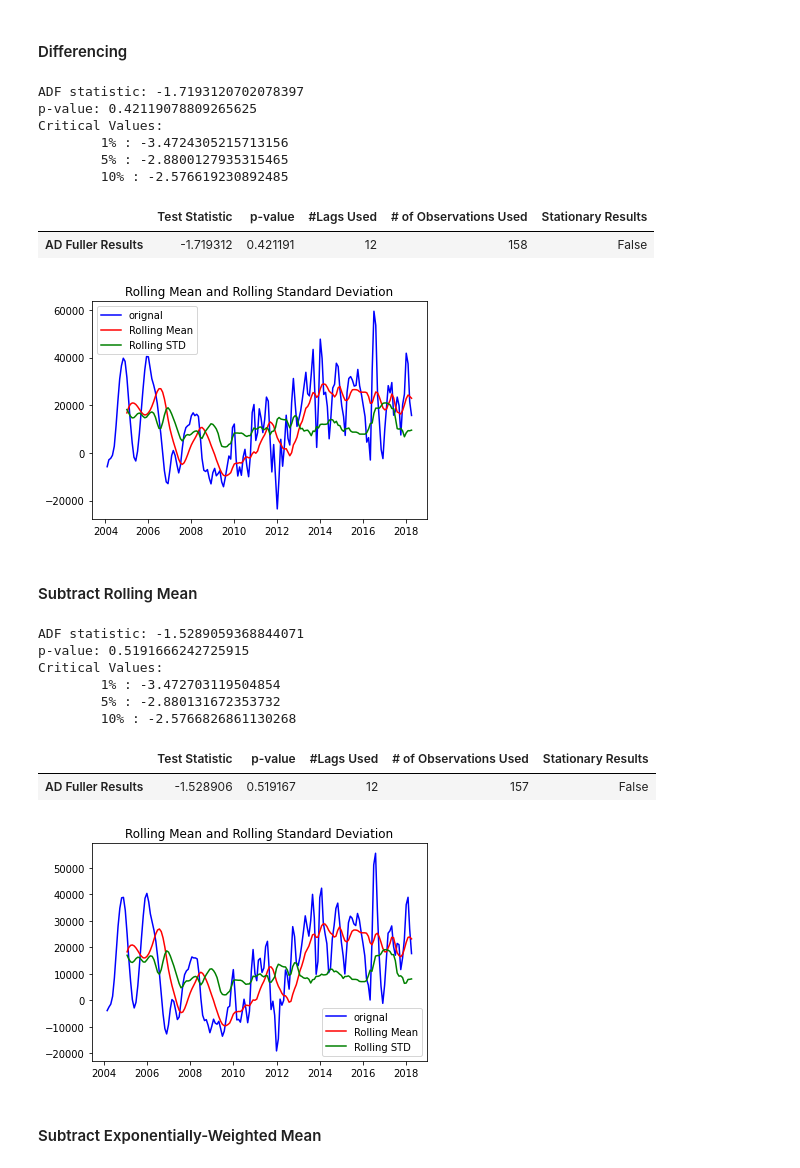
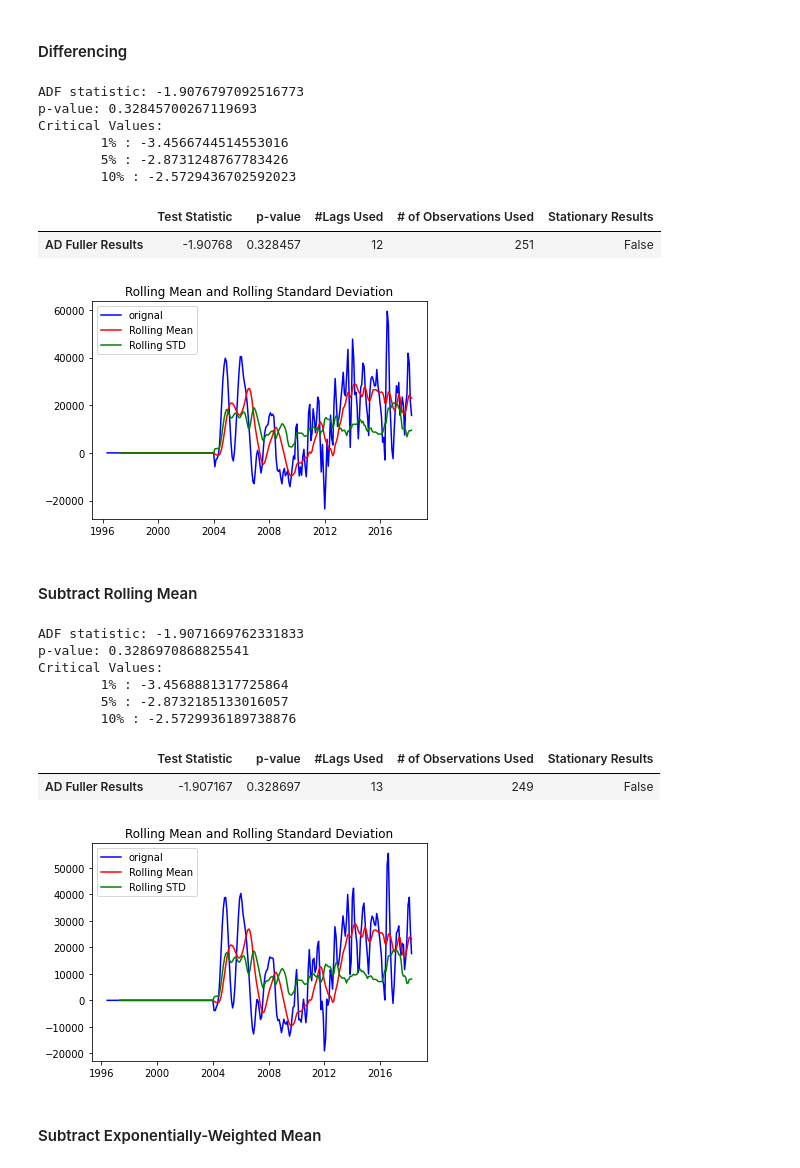
Before and after one commit to davidrtorres/Model-4-Brooklyn-Real-Estate-Investment, a Jupyter notebook: time-series/starter_notebook-Copy5.ipynb, the cells around one changed output. Drawn from its saved outputs; the diff is of its cells as text; code cells hidden in the pictures.

```diff
--- a/time-series/starter_notebook-Copy5.ipynb
+++ b/time-series/starter_notebook-Copy5.ipynb
@@ -215,0 +236,2 @@ DatetimeIndex(['1996-04-01', '1996-05-01', '1996-06-01', '1996-07-01',
+# %%
+zip_df.bfill(inplace=True)
@@ -567,37 +598,37 @@ Critical Values:
 #we achieved stationarity
 #eliminating day-to-day patterns
 """
-ts0 = brooklyn_zips[11238].diff().dropna()
+ts0 = zip_df[11238].diff().dropna()
 #ts0.plot()
 
 stationary_test(ts0)
 # %% [output]
-ADF statistic: -1.7193120702078397
-p-value: 0.42119078809265625
+ADF statistic: -1.9076797092516773
+p-value: 0.32845700267119693
 Critical Values:
-        1% : -3.4724305215713156
-        5% : -2.8800127935315465
-        10% : -2.576619230892485
+        1% : -3.4566744514553016
+        5% : -2.8731248767783426
+        10% : -2.5729436702592023
 |  | Test Statistic | p-value | #Lags Used | # of Observations Used | Stationary Results |
-| AD Fuller Results | -1.719312 | 0.421191 | 12 | 158 | False |
+| AD Fuller Results | -1.90768 | 0.328457 | 12 | 251 | False |
-[figure, old version]
+[figure, new version]
 # %% [markdown]
 #### Subtract Rolling Mean
 # %%
 ## Subtract Rolling mean
-ts2 = (brooklyn_zips[11238] - brooklyn_zips[11238].rolling(3).mean()).dropna()
+ts2 = (zip_df[11238] - zip_df[11238].rolling(3).mean()).dropna()
 #ts2.plot()
 stationary_test(ts2)
 # %% [output]
-ADF statistic: -1.5289059368844071
-p-value: 0.5191666242725915
+ADF statistic: -1.9071669762331833
+p-value: 0.3286970868825541
 Critical Values:
-        1% : -3.472703119504854
-        5% : -2.880131672353732
-        10% : -2.5766826861130268
+        1% : -3.4568881317725864
+        5% : -2.8732185133016057
+        10% : -2.5729936189738876
 |  | Test Statistic | p-value | #Lags Used | # of Observations Used | Stationary Results |
-| AD Fuller Results | -1.528906 | 0.519167 | 12 | 157 | False |
+| AD Fuller Results | -1.907167 | 0.328697 | 13 | 249 | False |
-[figure, old version]
+[figure, new version]
 # %% [markdown]
 #### Subtract Exponentially-Weighted Mean
 # %%
```
Also changed, not shown: parts of 28 cells of this notebook, 2 other files.
